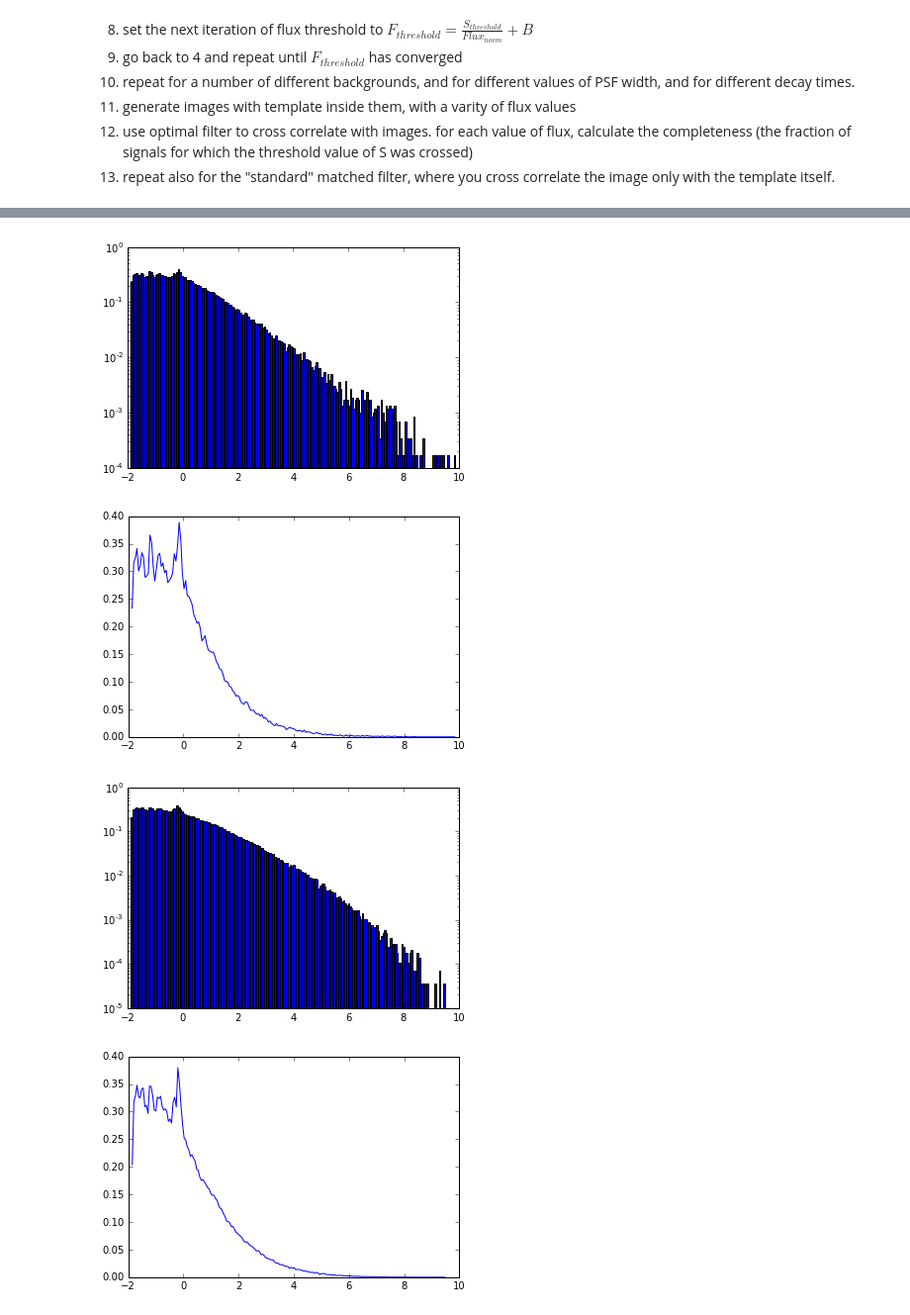
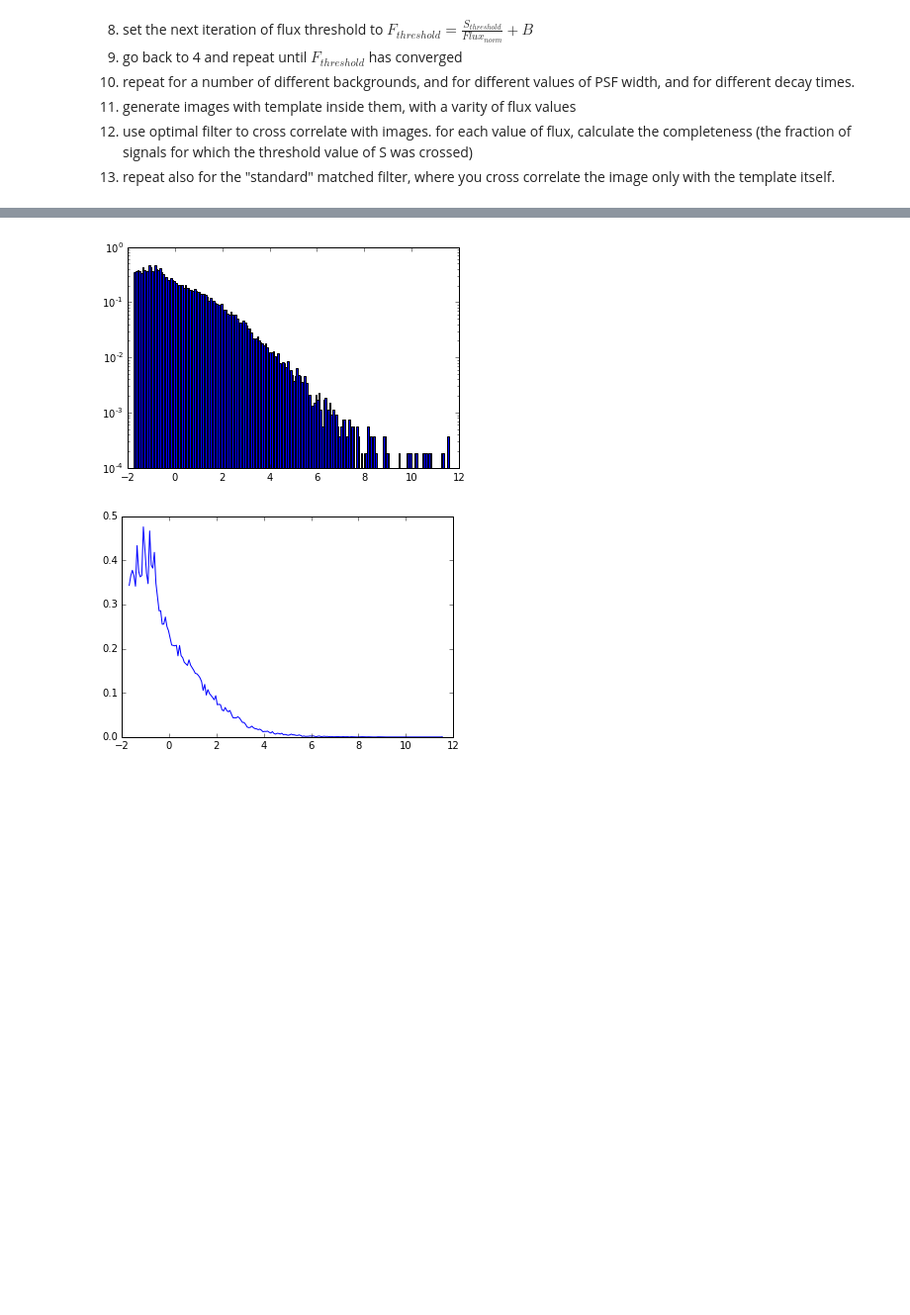
Before and after one commit to jshlomi/SignalProcessingProject, a Jupyter notebook: FlareDetectionProject.ipynb, the cells around one changed output, grey strips where cells are left out. Shown: that part at 99% size. Cells and saved outputs as stored; diff of their text form; code cells hidden in the pictures; blank space fills up the shorter version.

```diff
--- a/FlareDetectionProject.ipynb
+++ b/FlareDetectionProject.ipynb
@@ -175,9 +195,9 @@ def fluxNormalisation(fluxThreshold, template, filter, Bkg):
 templatesize = 20 #in xy dimension
 templateWidth = 2 #std of template gaussian in xy plane
 timeLength = 15 #length of time dimension of template
-decayTime = 1.4
+decayTime = 1.2
 B = 0.05
-Flux = 1
+Flux = 3
 
 #generate normalized template
 template, timefunction = makeTemplate(templatesize,timeLength, templateWidth, decayTime,1)
@@ -196,10 +216,16 @@ filter = filterTemplate(template,B,Flux)
 make2Dsliceplot(filter,'y',int(templatesize/2),'filter signal',"")
 make2Dsliceplot(filter,'z',int(timeLength/2),'filter signal',"")
 
-#make mean subtracted background image
-img = makeImage(B, templatesize*5,timeLength*5)
-#draw image
-make2Dsliceplot(img,'y',int(templatesize*5/2),'image',"")
-make2Dsliceplot(img,'z',int(timeLength*5/2),'image',"")
-#make2Dsliceplot(img,'z',0,'image',"Blues")
+#make image without subtracting mean
+img = makeImage(B, templatesize*5,timeLength*5, False)
+#draw mean subtracted image
+img_mean = np.mean(img)
+make2Dsliceplot(img-img_mean,'y',int(templatesize*5/2),'image',"")
+make2Dsliceplot(img-img_mean,'z',int(timeLength*5/2),'image',"")
+
+#add template to signal
+imgWithSig = addSignalToImg(img, template, 100, int(templatesize*5/2)+10, int(templatesize*5/2), int(timeLength*5/2))
+img_mean = np.mean(imgWithSig)
+make2Dsliceplot(imgWithSig-img_mean,'y',int(templatesize*5/2),'image with signal',"")
+make2Dsliceplot(imgWithSig-img_mean,'z',int(timeLength*5/2),'image with signal',"")
 # %% [output]
@@ -312,30 +340,16 @@ final Fth  4.46524473008
 # %%
-img = makeImage(0.005, 100,50)
-mf2 = signal.correlate(img,filtered,'same')
+img = makeImage(0.005, 40,50)
+mf = signal.correlate(img,filtered,'same')
+np.percentile(mf.flatten(),(1-0.001)*100.0)
 
 count, bins, ignored = plt.hist(mf.flatten(),200, normed=True)
-
 plt.yscale('log', nonposy='clip')
 plt.show()
 
 bincenters = 0.5*(bins[1:]+bins[:-1])
 
 plt.plot(bincenters,count,'-')
-#plt.yscale('log', nonposy='clip')
 plt.show()
-
-count, bins, ignored = plt.hist(mf2.flatten(),200, normed=True)
-
-plt.yscale('log', nonposy='clip')
-plt.show()
-
-bincenters = 0.5*(bins[1:]+bins[:-1])
-
-plt.plot(bincenters,count,'-')
-#plt.yscale('log', nonposy='clip')
-plt.show()
 # %% [output]
-[figure, old version]
+[figure, new version]
-[figure, old version]
+[figure, new version]
-[figure, removed]
-[figure, removed]
```
Also changed, not shown: parts of 5 cells of this notebook.
